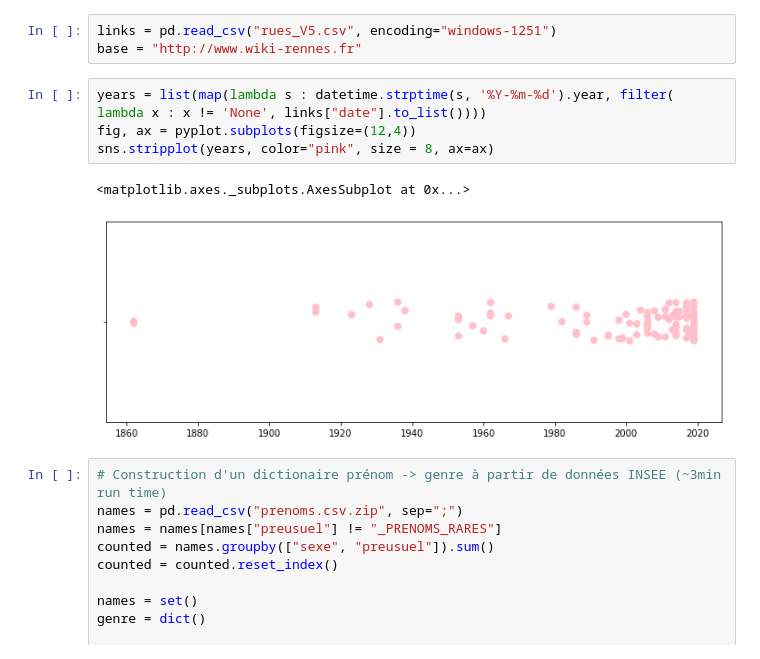
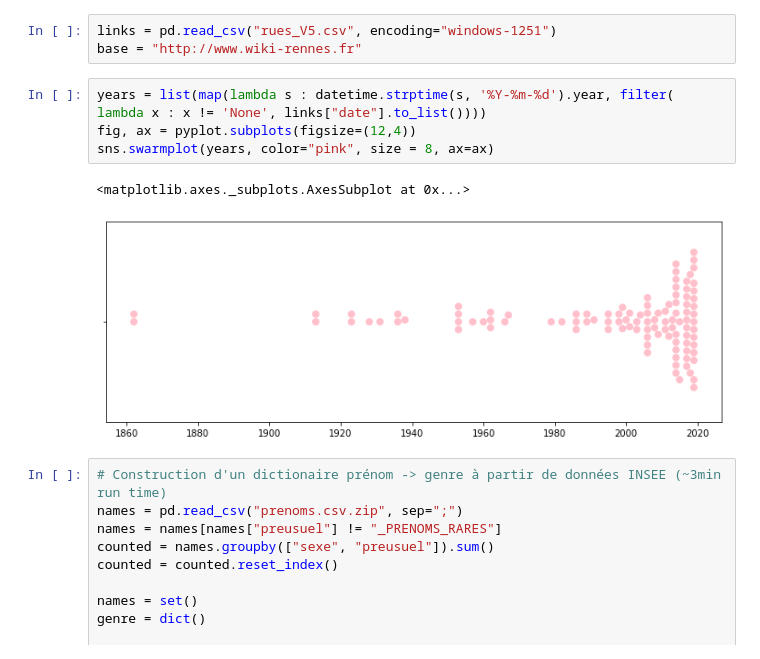
Before and after one commit to AlexChanson/Nom-de-rues-disparit-hommes-femmes, a Jupyter notebook: mapping_rennes.ipynb, the cells around one changed output. Saved outputs shown, nothing was run; the diff lists cells and outputs as text.

```diff
--- a/mapping_rennes.ipynb
+++ b/mapping_rennes.ipynb
@@ -22,10 +23,10 @@ base = "http://www.wiki-rennes.fr"
 # %%
 years = list(map(lambda s : datetime.strptime(s, '%Y-%m-%d').year, filter( lambda x : x != 'None', links["date"].to_list())))
 fig, ax = pyplot.subplots(figsize=(12,4))
-sns.stripplot(years, color="pink", size = 8, ax=ax)
+sns.swarmplot(years, color="pink", size = 8, ax=ax)
 # %% [output]
 <matplotlib.axes._subplots.AxesSubplot at 0x...>
-[figure, old version]
+[figure, new version]
 # %%
 # Construction d'un dictionaire prénom -> genre à partir de données INSEE (~3min run time)
 names = pd.read_csv("prenoms.csv.zip", sep=";")
```
Also changed, not shown: parts of 3 cells of this notebook, 1 other file.
